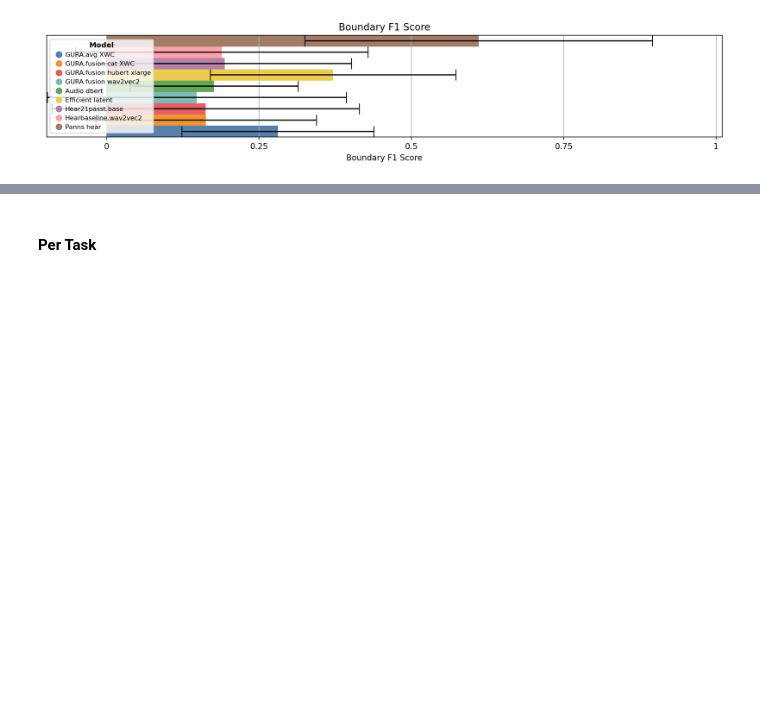
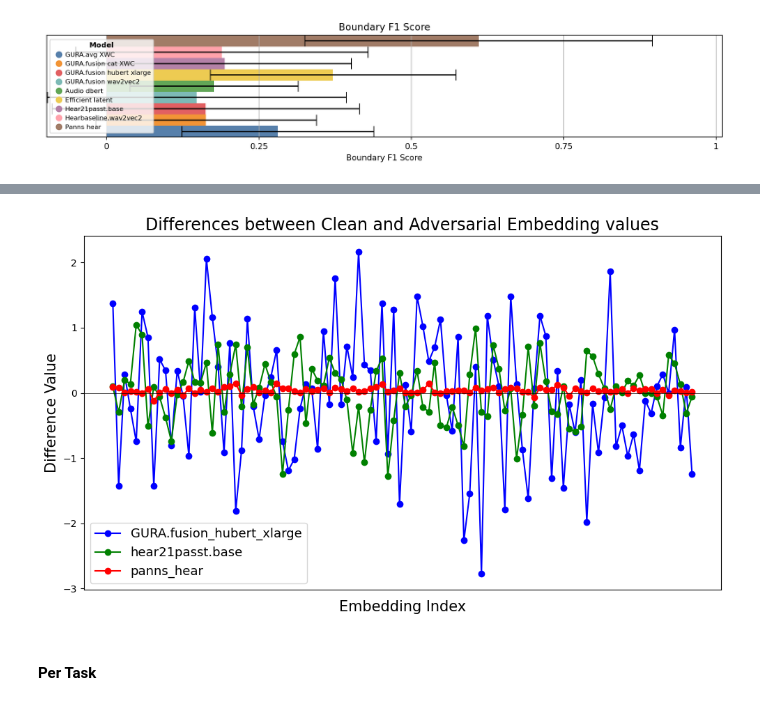
Before and after one commit to LIMUNIMI/UniversalAudioAttacks, a Jupyter notebook: SVM.ipynb, the cells around one changed output, grey strips where cells are left out. Drawn from its saved outputs; the diff is of its cells as text; code cells hidden in the pictures; blank space fills up the shorter version.

Commit message:
Added embedding line plot

```diff
--- a/SVM.ipynb
+++ b/SVM.ipynb
@@ -517,3 +519,27 @@ Audio Dbert embeddings (clean and adversarial)
+# %%
+import matplotlib.pyplot as plt
+# Plotting line plot for differences across dimensions
+fig, ax = plt.subplots(figsize=(10, 6))
+
+colors = ['blue', 'green', 'red']
+for i, model in enumerate(models_names):
+    x = np.arange(len(clean_emb_plot[i]))
+    ax.plot(x, diff_embeddings[i], label=f'{model}', marker='o', color=colors[i])
+
+ax.axhline(0, color='black', linewidth=0.5)
+ax.set_title('Differences between Clean and Adversarial Embedding values', fontsize=17)
+ax.set_xticks(x)
+ax.set_xticklabels("")
+ax.set_ylabel('Difference Value', fontsize=15)
+ax.set_xlabel('Embedding Index', fontsize=15)
+ax.legend(fontsize=13)
+
+plt.tick_params(bottom=False)
+plt.tight_layout()
+plt.savefig('embLinePlot.png', format='png')
+plt.show()
+# %% [output]
+[figure, added]
 # %% [markdown]
 #### Per Task
 # %%
```
Also changed, not shown: parts of 2 cells of this notebook.
